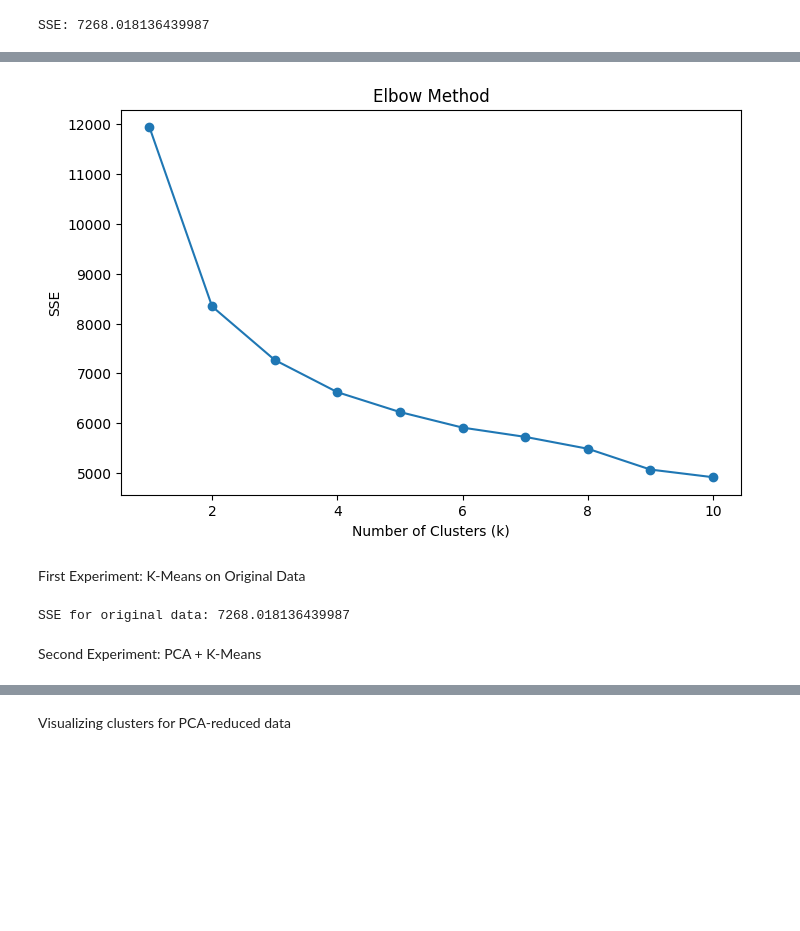
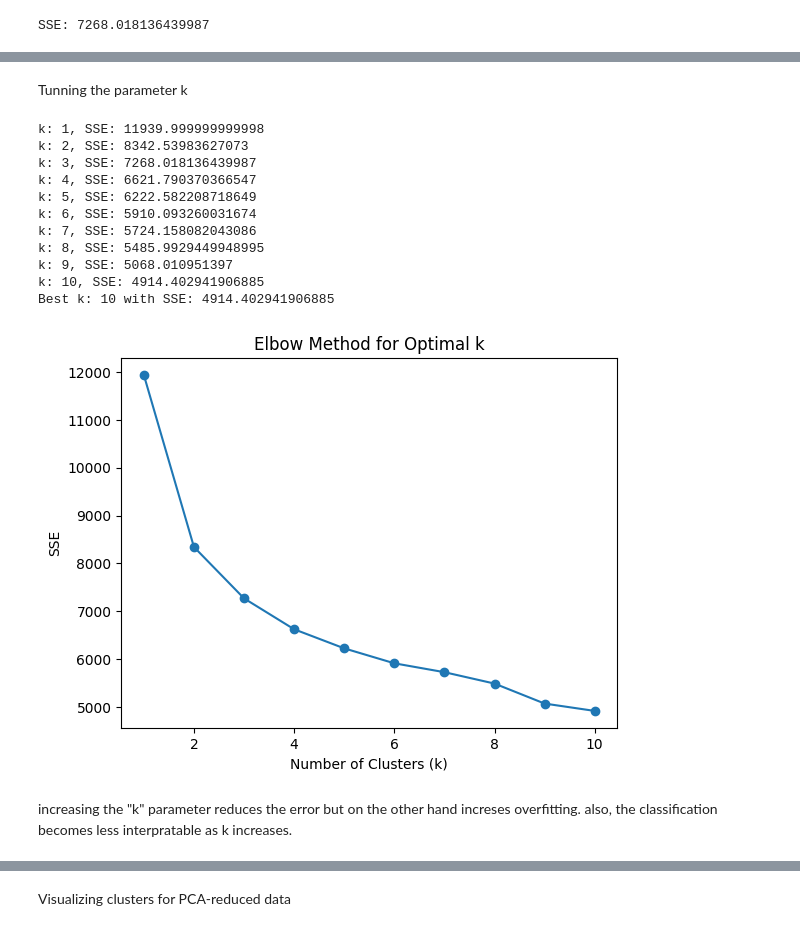
Before and after one commit to perfectdude719/machine_learning, a Jupyter notebook: assignment4/Notebook.ipynb, the cells around one changed output, grey strips where cells are left out. Saved outputs shown, nothing was run; the diff lists cells and outputs as text; code cells hidden in the pictures; blank space fills up the shorter version.

```diff
--- a/assignment4/Notebook.ipynb
+++ b/assignment4/Notebook.ipynb
@@ -55,15 +55,8 @@ data.head()
 Check Data Outliers, missing values, imbalance and normalization
 # %%
 # Veiwing current Data Outliers
-plt.figure(figsize=(15, 10))
 num_features = len(data.columns)
 rows = (num_features // 5) + 1  # 5 columns per row
-for i, col in enumerate(data.columns, 1):
-    plt.subplot(rows, 5, i)
-    sns.boxplot(data[col])
-    plt.title(col)
-plt.tight_layout()
-plt.show()
 
 # Check for missing values
 missing_values = data.isnull().sum()
@@ -235,28 +158,45 @@ Implementing Elbow Method
-# %%
-def elbow_method(data, max_k):
-    sse_list = []
-    for k in range(1, max_k + 1):
-        _, _, sse = kmeans(data, k)
-        sse_list.append(sse)
-
-    # Plot the elbow curve
-    plt.figure(figsize=(8, 5))
-    plt.plot(range(1, max_k + 1), sse_list, marker='o')
-    plt.xlabel('Number of Clusters (k)')
-    plt.ylabel('SSE')
-    plt.title('Elbow Method')
-    plt.show()
-
-# Example: Apply elbow method
-elbow_method(data_scaled.values, max_k=10)
-# %% [output]
-[figure, removed]
-# %% [markdown]
-First Experiment: K-Means on Original Data
-# %%
-labels, centroids, sse = kmeans(data_scaled.values, k=3)
-print(f"SSE for original data: {sse}")
-# %% [output]
-SSE for original data: 7268.018136439987
-# %% [markdown]
-Second Experiment: PCA + K-Means
+# %% [markdown]
+ Tunning the parameter k
+# %%
+# Grid search over k
+def tune_k(data, k_values, max_iter=100):
+    results = []
+    for k in k_values:
+        _, _, sse = kmeans(data, k, max_iter)
+        results.append((k, sse))
+        print(f"k: {k}, SSE: {sse}")
+    return results
+
+# Define the range of k values to test
+k_values = range(1, 11)  # Test k from 1 to 10
+
+# Perform grid search
+results = tune_k(data_scaled.values, k_values)
+
+# Find the best k
+best_k, best_sse = min(results, key=lambda x: x[1])
+print(f"Best k: {best_k} with SSE: {best_sse}")
+
+# Plot the results (optional)
+import matplotlib.pyplot as plt
+k_values, sse_values = zip(*results)
+plt.plot(k_values, sse_values, marker='o')
+plt.xlabel('Number of Clusters (k)')
+plt.ylabel('SSE')
+plt.title('Elbow Method for Optimal k')
+plt.show()
+# %% [output]
+k: 1, SSE: 11939.999999999998
+k: 2, SSE: 8342.53983627073
+k: 3, SSE: 7268.018136439987
+k: 4, SSE: 6621.790370366547
+k: 5, SSE: 6222.582208718649
+k: 6, SSE: 5910.093260031674
+k: 7, SSE: 5724.158082043086
+k: 8, SSE: 5485.9929449948995
+k: 9, SSE: 5068.010951397
+k: 10, SSE: 4914.402941906885
+Best k: 10 with SSE: 4914.402941906885
+[figure, added]
+# %% [markdown]
+increasing the "k" parameter reduces the error but on the other hand increses overfitting. also, the classification becomes less interpratable as k increases.
```
Also changed, not shown: parts of 31 cells of this notebook.
